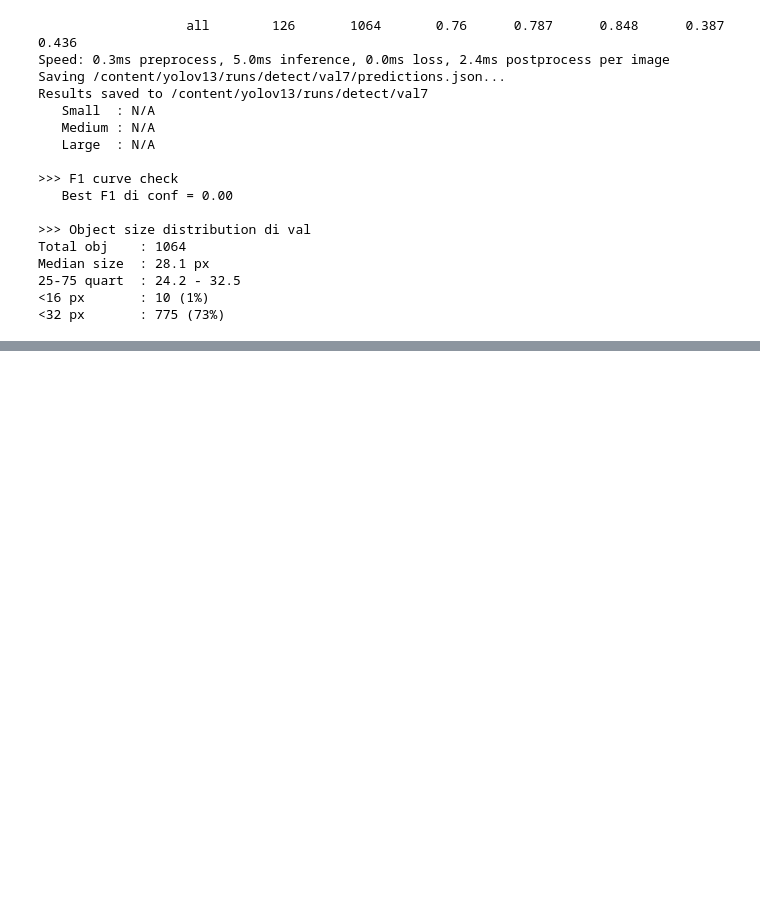
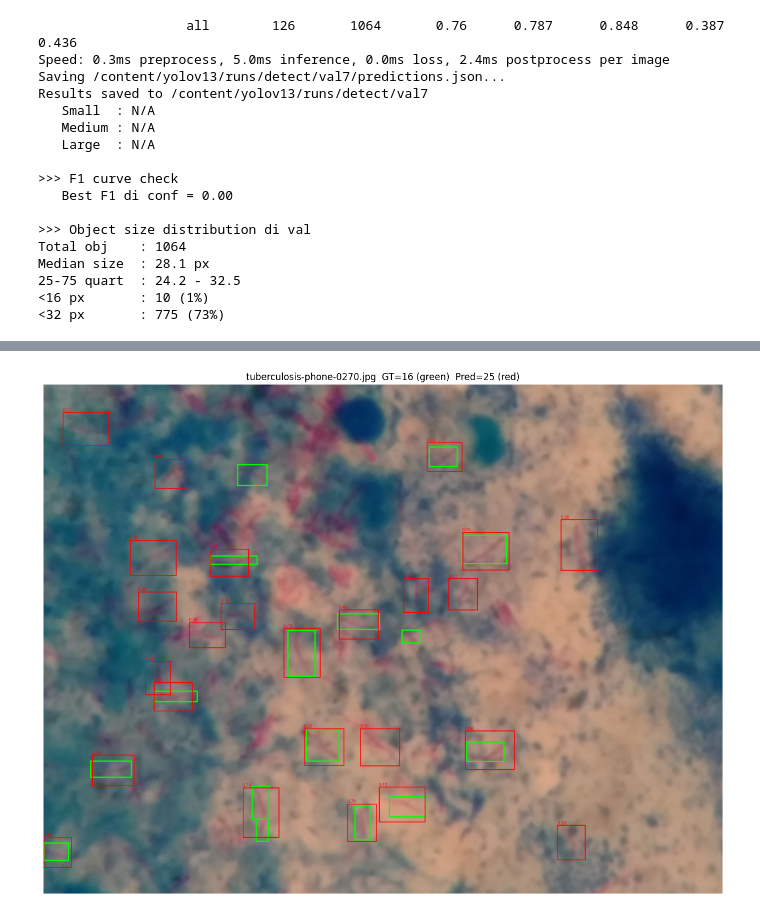
Before and after one commit to iswantosan/afb-yolo13, a Jupyter notebook: notebooks/train_baseline.ipynb, the cells around one changed output, grey strips where cells are left out. Drawn from its saved outputs; the diff is of its cells as text; code cells hidden in the pictures; blank space fills up the shorter version.

```diff
--- a/notebooks/train_baseline.ipynb
+++ b/notebooks/train_baseline.ipynb
@@ -488,14 +499,14 @@ for fold_idx, fold_yaml in enumerate(DATA_YAMLS):
         optimizer='SGD',
         lr0=0.01, lrf=0.01,
         momentum=0.937, weight_decay=0.0005,
-        cos_lr=True,
+        #cos_lr=True,
         nwd_ratio=NWD_RATIO,
         nwd_c=NWD_C,
-        close_mosaic=10,
-        hsv_h=0.1, hsv_s=0.3, hsv_v=0.3,
-        degrees=30, translate=0.05, scale=0.1,
-        flipud=0.3,
-        mosaic=0.2, mixup=0.2,
+        # close_mosaic=10,
+        # hsv_h=0.1, hsv_s=0.3, hsv_v=0.3,
+        # degrees=30, translate=0.05, scale=0.1,
+        # flipud=0.3,
+        # mosaic=0.2, mixup=0.2,
         patience=0,
         amp=True,
         deterministic=True,
@@ -1419,0 +1653,27 @@ Median size  : 28.1 px
+# %%
+# Visual audit single image, untungnya sudah dapat namanya
+from PIL import Image, ImageDraw
+import matplotlib.pyplot as plt
+
+img_name = "tuberculosis-phone-0270.jpg"
+img_path = img_dir / img_name
+lbl_path = lbl_dir / (Path(img_name).stem + ".txt")
+
+# Re-run predict utk 1 image ini di conf=0.25 (operating point)
+res = model.predict(str(img_path), imgsz=640, conf=0.25, iou=0.7, verbose=False)[0]
+im = Image.open(img_path).convert("RGB")
+W,H = im.size
+
+# Draw GT (green) vs Pred (red)
+draw = ImageDraw.Draw(im)
+gt = cxcywh_to_xyxy(load_gt(img_path), W, H)
+for b in gt:    draw.rectangle(b.tolist(), outline="lime", width=3)
+for b,c in zip(res.boxes.xyxy.cpu().numpy(), res.boxes.conf.cpu().numpy()):
+    draw.rectangle(b.tolist(), outline="red", width=2)
+    draw.text((b[0],b[1]-12), f"{c:.2f}", fill="red")
+
+plt.figure(figsize=(16,16)); plt.imshow(im); plt.axis("off")
+plt.title(f"{img_name}  GT={len(gt)} (green)  Pred={len(res.boxes)} (red)")
+plt.show()
+# %% [output]
+[figure, added]
```
Also changed, not shown: parts of 9 cells of this notebook.
